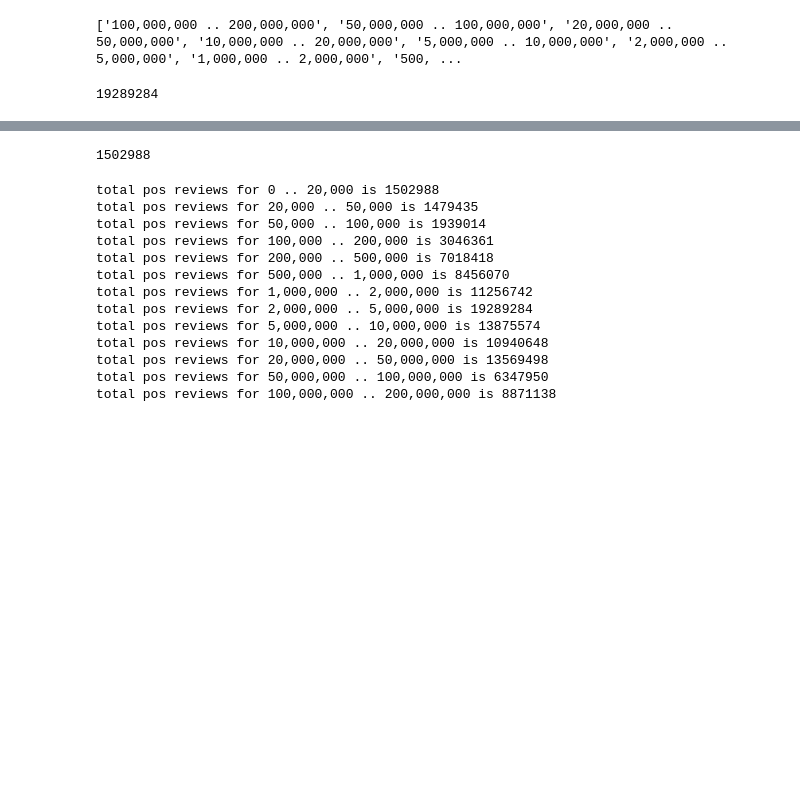
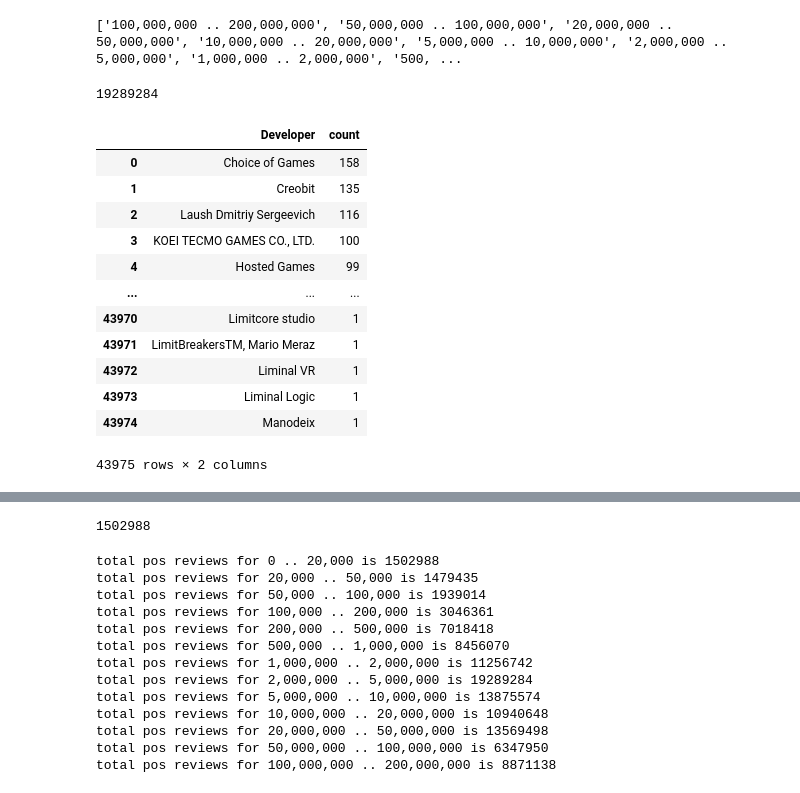
Before and after one commit to barbsjean/Steam_data_analysis, a Jupyter notebook: The Steam Notebook.ipynb, the cells around one changed output, grey strips where cells are left out. Cells and saved outputs as stored; diff of their text form; code cells hidden in the pictures; blank space fills up the shorter version.

```diff
--- a/The Steam Notebook.ipynb
+++ b/The Steam Notebook.ipynb
@@ -295,3 +303,19 @@ def test(Owners):
 steam_api_filtered[steam_api_filtered['Owners'] == '2,000,000 .. 5,000,000'].sort_values('Positive_Reviews', ascending = False)['Positive_Reviews'].sum()
 # %% [output]
 19289284
+# %%
+steam_api_filtered.value_counts('Developer').reset_index()
+# %% [output]
+|  | Developer | count |
+| 0 | Choice of Games | 158 |
+| 1 | Creobit | 135 |
+| 2 | Laush Dmitriy Sergeevich | 116 |
+| 3 | KOEI TECMO GAMES CO., LTD. | 100 |
+| 4 | Hosted Games | 99 |
+| ... | ... | ... |
+| 43970 | Limitcore studio | 1 |
+| 43971 | LimitBreakersTM, Mario Meraz | 1 |
+| 43972 | Liminal VR | 1 |
+| 43973 | Liminal Logic | 1 |
+| 43974 | Manodeix | 1 |
+43975 rows × 2 columns
```
Also changed, not shown: parts of 63 cells of this notebook, 3 other files.
